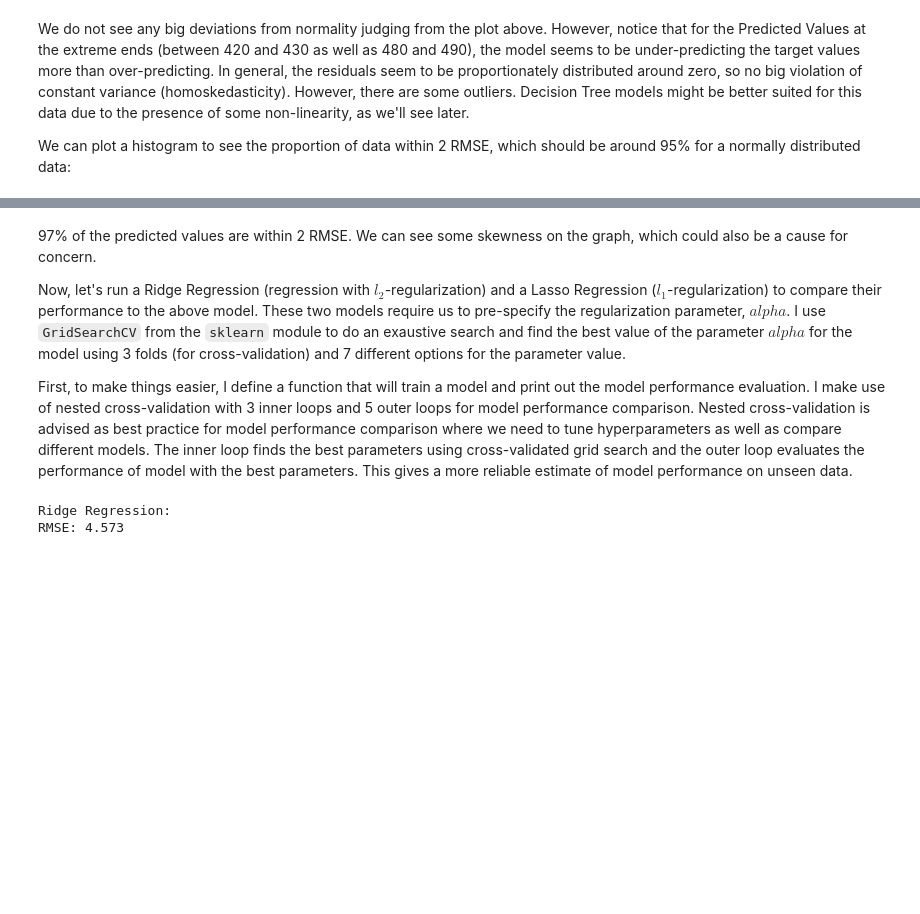
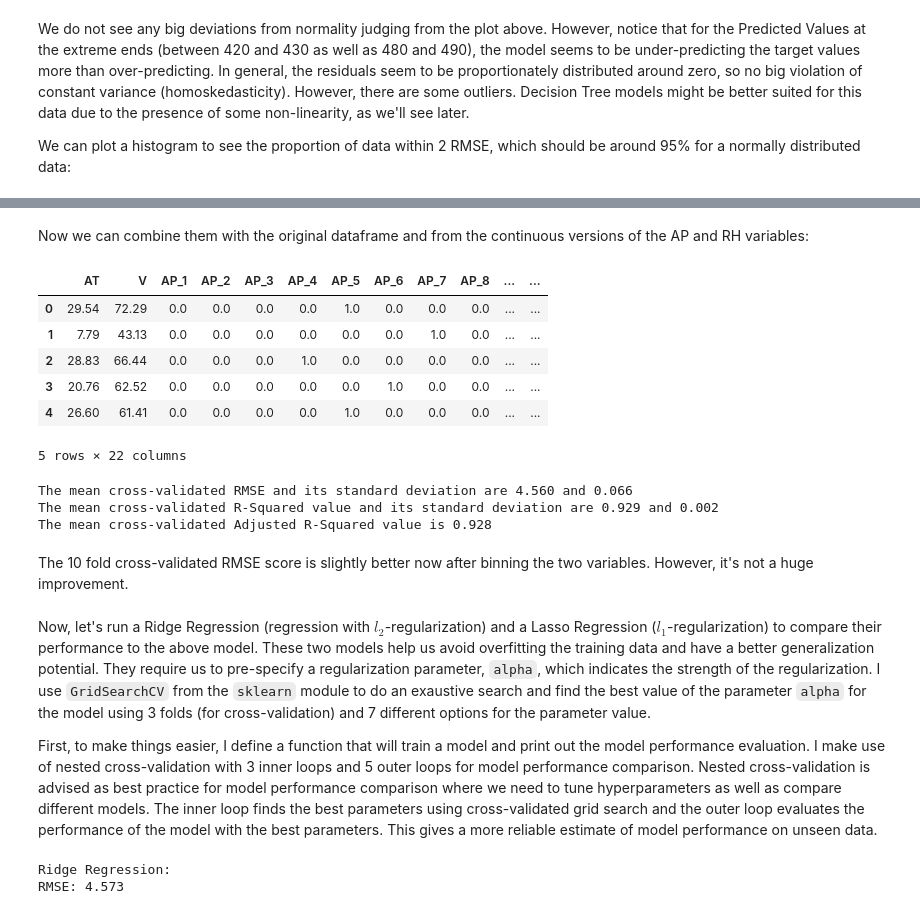
Before and after one commit to vosilov/Data-Science-Portfolio, a Jupyter notebook: Mediative/LinearRegression_DecisionTree_and_RandomForest_using_sklearn.ipynb, the cells around one changed output, grey strips where cells are left out. Saved outputs shown, nothing was run; the diff lists cells and outputs as text; code cells hidden in the pictures; blank space fills up the shorter version.

```diff
--- a/Mediative/LinearRegression_DecisionTree_and_RandomForest_using_sklearn.ipynb
+++ b/Mediative/LinearRegression_DecisionTree_and_RandomForest_using_sklearn.ipynb
@@ -237,0 +230,7 @@ The proportion of test data predictions within 2 RMSE: 0.97
+# %%
+bins_AP = np.linspace(X_train['AP'].min(), X_train['AP'].max(), 11)  # equidistant bounds used later for binning values
+bins_RH = np.linspace(X_train['RH'].min(), X_train['RH'].max(), 11)
+bins_AP[0] = int(bins_AP[0])  # round the lowest value down, makes it easier when assigning values to bins
+bins_RH[0] = int(bins_RH[0])  # same here
+print(bins_AP)
+print(bins_RH)
@@ -237,0 +242,11 @@ The proportion of test data predictions within 2 RMSE: 0.97
+# %%
+which_bin_AP = np.digitize(X_train['AP'], bins=bins_AP, right=1)  # indices of bins to which each value in AP belongs.
+which_bin_RH = np.digitize(X_train['RH'], bins=bins_RH, right=1)  # indices of bins to which each value in RH belongs.
+
+encoder = OneHotEncoder(sparse=False)
+Xtrain_AP_binned = encoder.fit_transform(which_bin_AP.reshape(-1, 1))  # find unique values that appear in which_bin
+Xtrain_RH_binned = encoder.fit_transform(which_bin_RH.reshape(-1, 1))  # and transform the variables into categorical
+
+# Number of observations per bin:
+print(Xtrain_AP_binned.sum(axis=0))
+print(Xtrain_RH_binned.sum(axis=0))
@@ -237,0 +259,10 @@ The proportion of test data predictions within 2 RMSE: 0.97
+# %%
+# Convert into dataframe objects
+cols_AP = ['AP_' + str(bincount) for bincount in range(1, 11)]  # column names for AP
+cols_RH = ['RH_' + str(bincount) for bincount in range(1, 11)]  # columns names for RH
+Xtrain_AP_binned = pd.DataFrame(Xtrain_AP_binned, columns=cols_AP)
+Xtrain_RH_binned = pd.DataFrame(Xtrain_RH_binned, columns=cols_RH)
+# check it out visually
+for x in [Xtrain_AP_binned, Xtrain_RH_binned]:
+    print(x.shape)
+    print(x.head())
@@ -238,7 +284,43 @@ The proportion of test data predictions within 2 RMSE: 0.97
+# %% [markdown]
+Now we can combine them with the original dataframe and from the continuous versions of the AP and RH variables:
+# %%
+X_train_binned = pd.concat([X_train.reset_index(), Xtrain_AP_binned, Xtrain_RH_binned], ignore_index=0, axis=1)
+
+X_train_binned.drop(['index', 'AP', 'RH'], inplace=1, axis=1)
+X_train_binned.head()
+# %% [output]
+|  | AT | V | AP_1 | AP_2 | AP_3 | AP_4 | AP_5 | AP_6 | AP_7 | AP_8 | ... | ... |
+| 0 | 29.54 | 72.29 | 0.0 | 0.0 | 0.0 | 0.0 | 1.0 | 0.0 | 0.0 | 0.0 | ... | ... |
+| 1 | 7.79 | 43.13 | 0.0 | 0.0 | 0.0 | 0.0 | 0.0 | 0.0 | 1.0 | 0.0 | ... | ... |
+| 2 | 28.83 | 66.44 | 0.0 | 0.0 | 0.0 | 1.0 | 0.0 | 0.0 | 0.0 | 0.0 | ... | ... |
+| 3 | 20.76 | 62.52 | 0.0 | 0.0 | 0.0 | 0.0 | 0.0 | 1.0 | 0.0 | 0.0 | ... | ... |
+| 4 | 26.60 | 61.41 | 0.0 | 0.0 | 0.0 | 0.0 | 1.0 | 0.0 | 0.0 | 0.0 | ... | ... |
+5 rows × 22 columns
+# %%
+pipeline_binned = Pipeline([('scaler', StandardScaler()), ('lr', LinearRegression())])
+pipeline_binned.fit(X_train_binned, y_train)
+
+# 10-fold cross-validated RMSE, R-Squared and Adjusted R-Squared:
+rmse_cv_binned = np.sqrt(abs(cross_val_score(pipeline_binned, X_train_binned, y_train,
+                                   scoring='neg_mean_squared_error', cv=10)) )
+r2_cv_binned = cross_val_score(pipeline_binned, X_train_binned, y_train, scoring='r2', cv=10)
+adj_r2_cv_binned = adjusted_r2(r2=r2_cv_binned.mean(), n=X_train_binned.shape[0] / 10, p=X_train_binned.shape[1])
+
+# Since the cross_val_score above does a 10 fold cross-validation and returns
+# a list of 10 RMSE and R-squared values, I take the mean of those and print out below:
+print('The mean cross-validated RMSE and its standard deviation are {:.3f} and {:.3f}'
+      .format(rmse_cv_binned.mean(), rmse_cv_binned.std()))
+print('The mean cross-validated R-Squared value and its standard deviation are {:.3f} and {:.3f}'
+      .format(r2_cv_binned.mean(), r2_cv_binned.std()))
+print('The mean cross-validated Adjusted R-Squared value is {:.3f}'.format(adj_r2_cv_binned))
+# %% [output]
+The mean cross-validated RMSE and its standard deviation are 4.560 and 0.066
+The mean cross-validated R-Squared value and its standard deviation are 0.929 and 0.002
+The mean cross-validated Adjusted R-Squared value is 0.928
+# %% [markdown]
+The 10 fold cross-validated RMSE score is slightly better now after binning the two variables. However, it's not a huge improvement.
 # %% [markdown]
-97% of the predicted values are within 2 RMSE. We can see some skewness on the graph, which could also be a cause for concern.
+Now, let's run a Ridge Regression (regression with $l_2$-regularization) and a Lasso Regression ($l_1$-regularization) to compare their performance to the above model. These two models help us avoid overfitting the training data and have a better generalization potential. They require us to pre-specify a regularization parameter, `alpha`, which indicates the strength of the regularization. I use `GridSearchCV` from the `sklearn` module to do an exaustive search and find the best value of the parameter `alpha` for the model using 3 folds (for cross-validation) and 7 different options for the parameter value.
 
-Now, let's run a Ridge Regression (regression with $l_2$-regularization) and a Lasso Regression ($l_1$-regularization) to compare their performance to the above model. These two models require us to pre-specify the regularization parameter, $alpha$. I use `GridSearchCV` from the `sklearn` module to do an exaustive search and find the best value of the parameter $alpha$ for the model using 3 folds (for cross-validation) and 7 different options for the parameter value.
-
-First, to make things easier, I define a function that will train a model and print out the model performance evaluation. I make use of nested cross-validation with 3 inner loops and 5 outer loops for model performance comparison. Nested cross-validation is advised as best practice for model performance comparison where we need to tune hyperparameters as well as compare different models. The inner loop finds the best parameters using cross-validated grid search and the outer loop evaluates the performance of model with the best parameters. This gives a more reliable estimate of model performance on unseen data.
+First, to make things easier, I define a function that will train a model and print out the model performance evaluation. I make use of nested cross-validation with 3 inner loops and 5 outer loops for model performance comparison. Nested cross-validation is advised as best practice for model performance comparison where we need to tune hyperparameters as well as compare different models. The inner loop finds the best parameters using cross-validated grid search and the outer loop evaluates the performance of the model with the best parameters. This gives a more reliable estimate of model performance on unseen data.
 # %%
```
Also changed, not shown: parts of 46 cells of this notebook.
